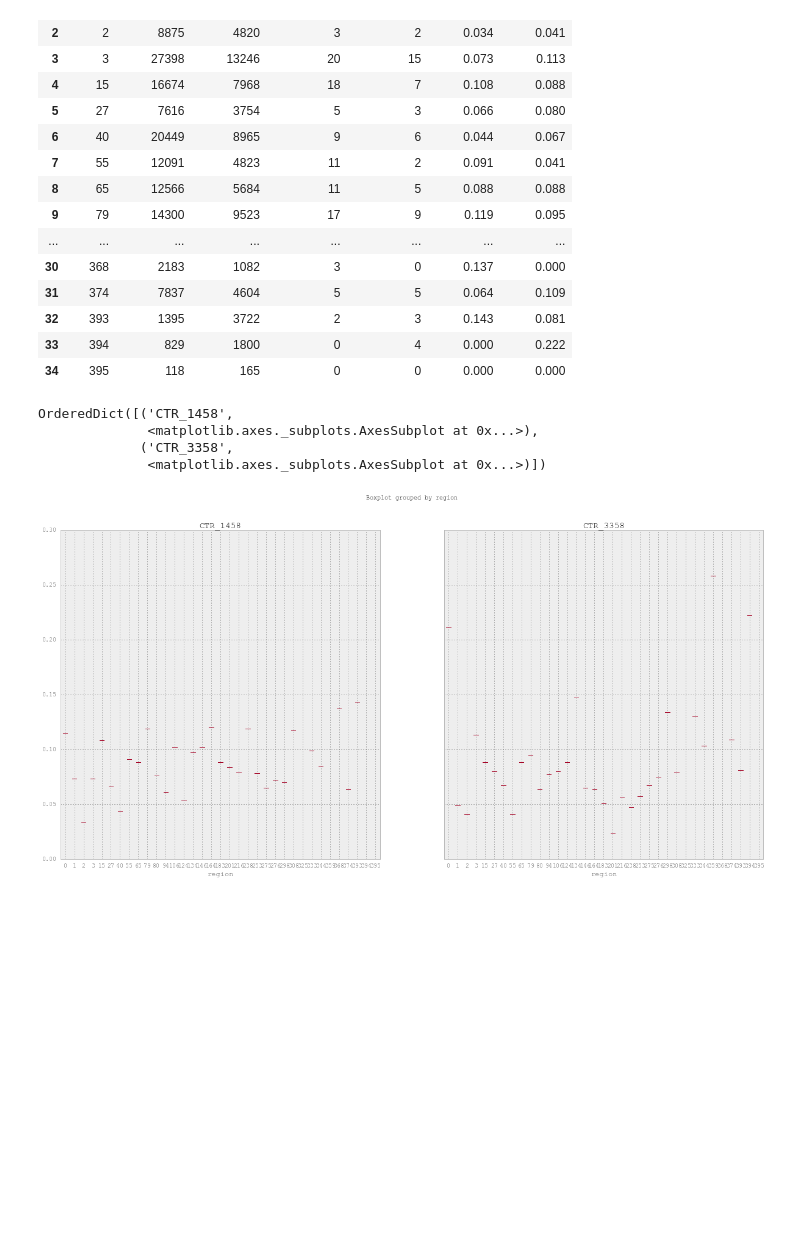
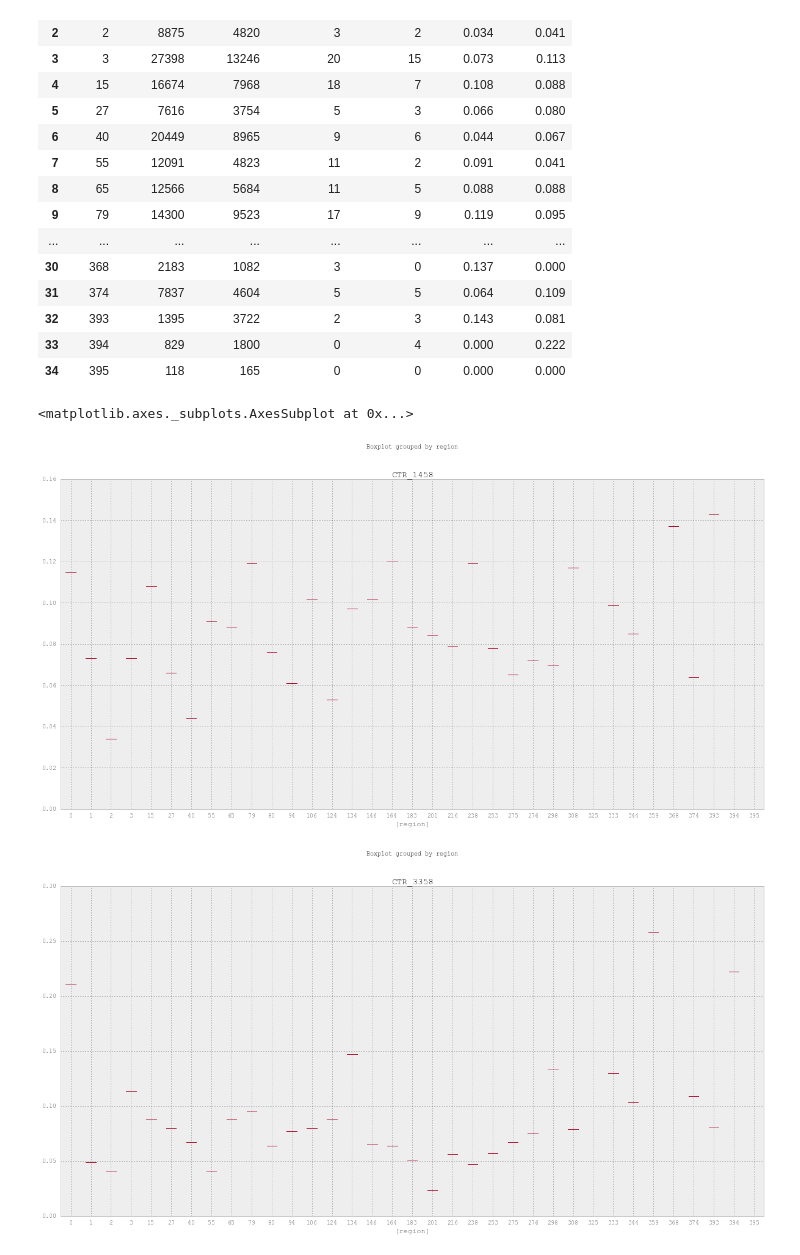
Before and after one commit to SaidAbdullahi/web_econ_coursework, a Jupyter notebook: Web Econ CW.ipynb, the cells around one changed output. Cells and saved outputs as stored; diff of their text form; code cells hidden in the pictures; blank space fills up the shorter version.

```diff
--- a/Web Econ CW.ipynb
+++ b/Web Econ CW.ipynb
@@ -204,13 +208,13 @@ region_CTR
 | 32 | 393 | 1395 | 3722 | 2 | 3 | 0.143 | 0.081 |
 | 33 | 394 | 829 | 1800 | 0 | 4 | 0.000 | 0.222 |
 | 34 | 395 | 118 | 165 | 0 | 0 | 0.000 | 0.000 |
-# %%
-pd.options.display.mpl_style = 'default'
-fig, axes = plt.subplots(figsize=(20,10))
-region_CTR.boxplot(column=['CTR_1458','CTR_3358'] ,by='region', return_type='axes', ax=axes)
-# %% [output]
-OrderedDict([('CTR_1458',
-              <matplotlib.axes._subplots.AxesSubplot at 0x...>),
-             ('CTR_3358',
-              <matplotlib.axes._subplots.AxesSubplot at 0x...>)])
-[figure, removed]
+# %%
+# Boxplot of CTR per region for advertiser 1458 & 3358
+a1=region_CTR[['region','CTR_1458']]
+ax1 = a1.boxplot(by='region', return_type='axes',figsize=(20,10))
+a2 = region_CTR[['region','CTR_3358']]
+a2.boxplot(by='region',figsize=(20,10))
+# %% [output]
+<matplotlib.axes._subplots.AxesSubplot at 0x...>
+[figure, added]
+[figure, added]
```
Also changed, not shown: parts of 21 cells of this notebook.
